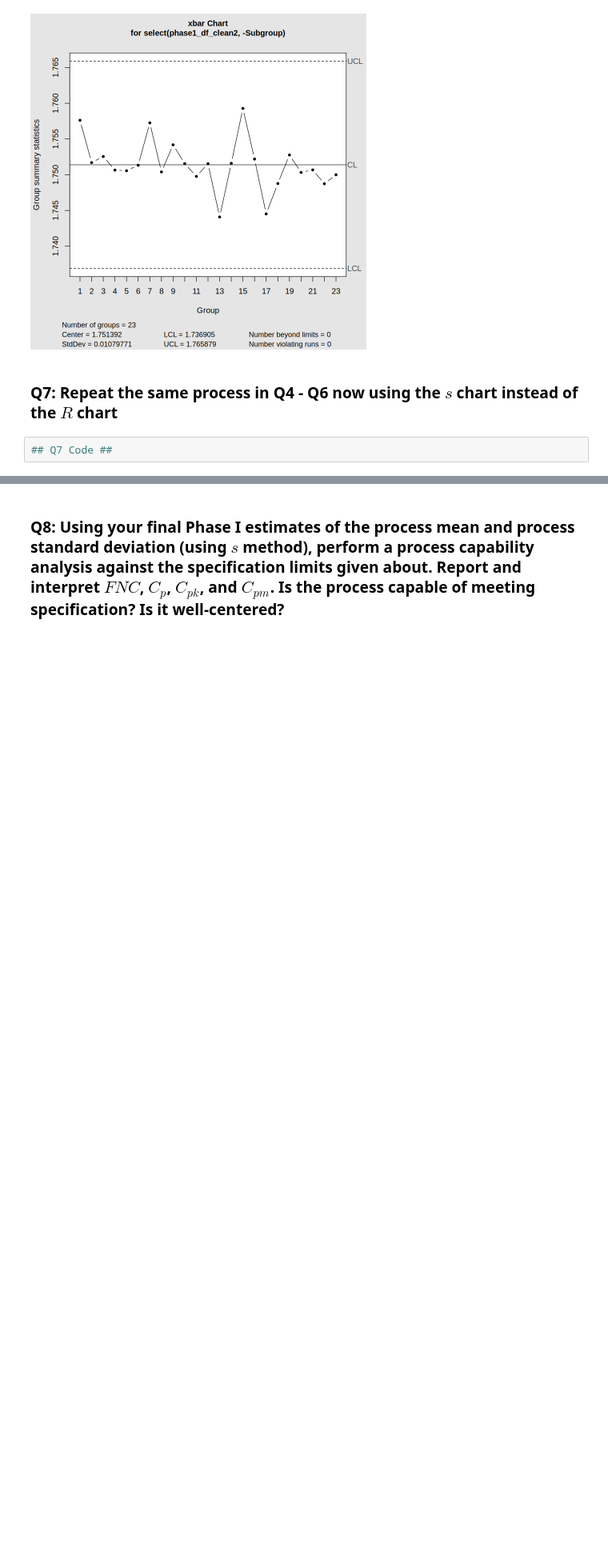
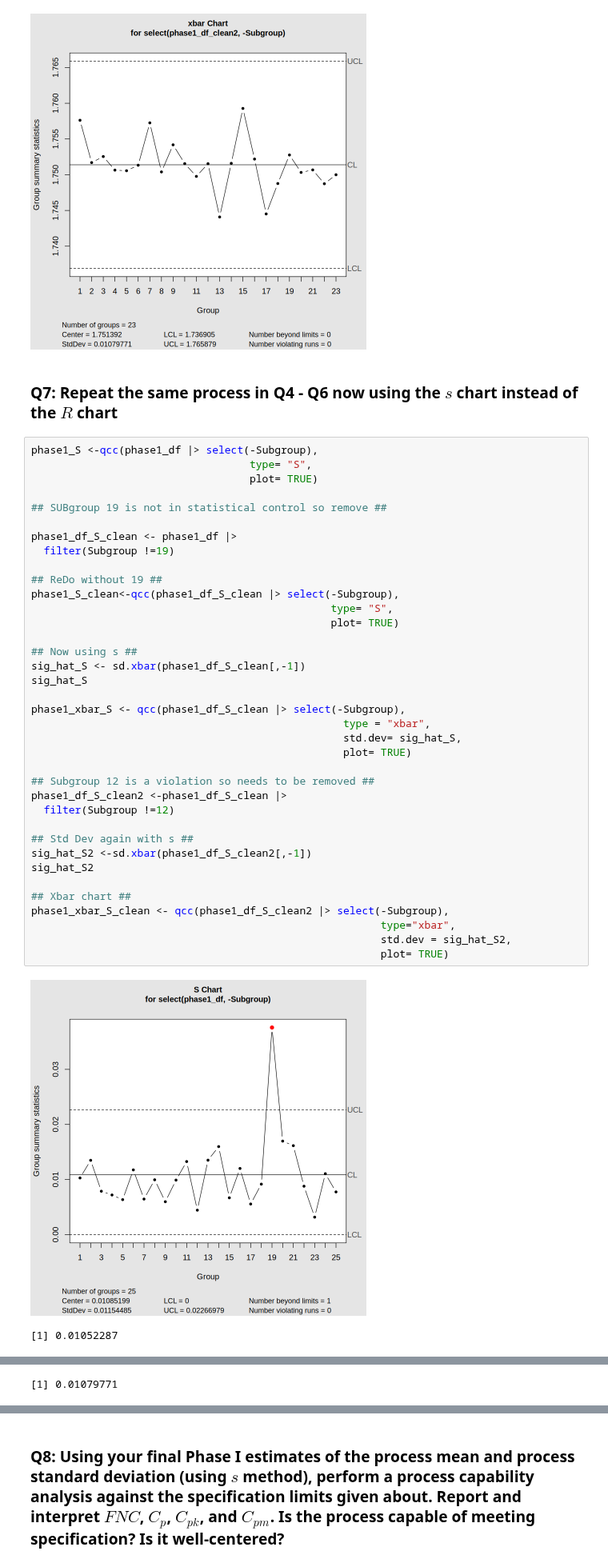
Before and after one commit to garrettspringsted/STAT-7110-Quality-Control, a Jupyter notebook: Assignments/HW1/STAT-7110-HW1.ipynb, the cells around one changed output, grey strips where cells are left out. Shown at 80% size. Saved outputs shown, nothing was run; the diff lists cells and outputs as text; blank space fills up the shorter version.

```diff
--- a/Assignments/HW1/STAT-7110-HW1.ipynb
+++ b/Assignments/HW1/STAT-7110-HW1.ipynb
@@ -168,4 +182,42 @@ phase1_xbar_clean2 <- qcc(phase1_df_clean2 |> select(-Subgroup),
 # %% [markdown]
 ### Q7: Repeat the same process in Q4 - Q6 now using the $s$ chart instead of the $R$ chart
 # %%
-## Q7 Code ##
+phase1_S <-qcc(phase1_df |> select(-Subgroup),
+                                   type= "S",
+                                   plot= TRUE)
+
+## SUBgroup 19 is not in statistical control so remove ##
+
+phase1_df_S_clean <- phase1_df |>
+  filter(Subgroup !=19)
+
+## ReDo without 19 ##
+phase1_S_clean<-qcc(phase1_df_S_clean |> select(-Subgroup),
+                                                type= "S",
+                                                plot= TRUE)
+
+## Now using s ##
+sig_hat_S <- sd.xbar(phase1_df_S_clean[,-1])
+sig_hat_S
+
+phase1_xbar_S <- qcc(phase1_df_S_clean |> select(-Subgroup),
+                                                  type = "xbar",
+                                                  std.dev= sig_hat_S,
+                                                  plot= TRUE)
+
+## Subgroup 12 is a violation so needs to be removed ##
+phase1_df_S_clean2 <-phase1_df_S_clean |>
+  filter(Subgroup !=12)
+
+## Std Dev again with s ##
+sig_hat_S2 <-sd.xbar(phase1_df_S_clean2[,-1])
+sig_hat_S2
+
+## Xbar chart ##
+phase1_xbar_S_clean <- qcc(phase1_df_S_clean2 |> select(-Subgroup),
+                                                        type="xbar",
+                                                        std.dev = sig_hat_S2,
+                                                        plot= TRUE)
+# %% [output]
+[figure, added]
+[1] 0.01052287
@@ -171,0 +225 @@ phase1_xbar_clean2 <- qcc(phase1_df_clean2 |> select(-Subgroup),
+[1] 0.01079771
```
Also changed, not shown: parts of 2 cells of this notebook.
